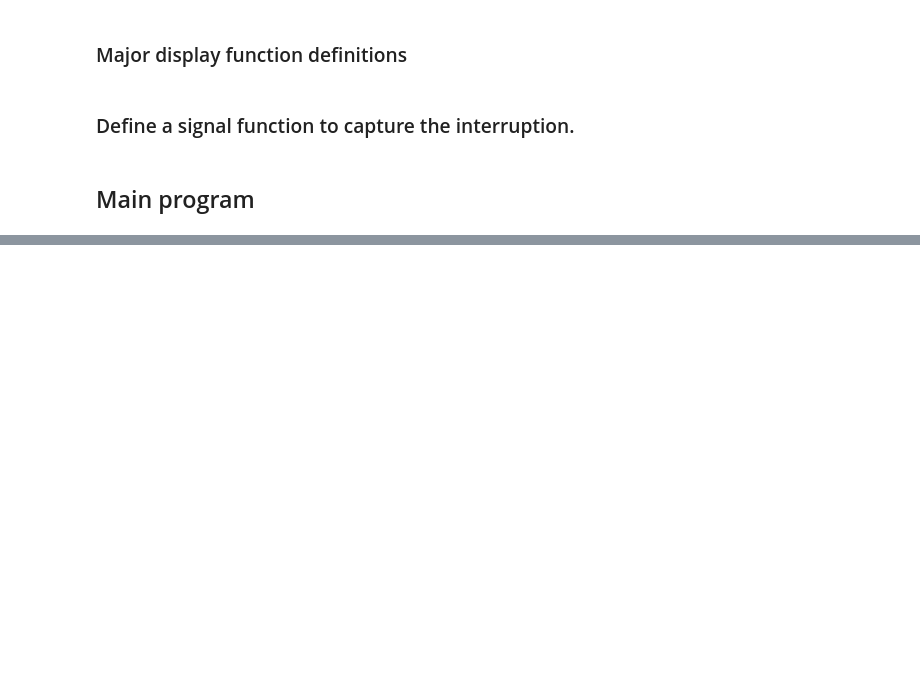
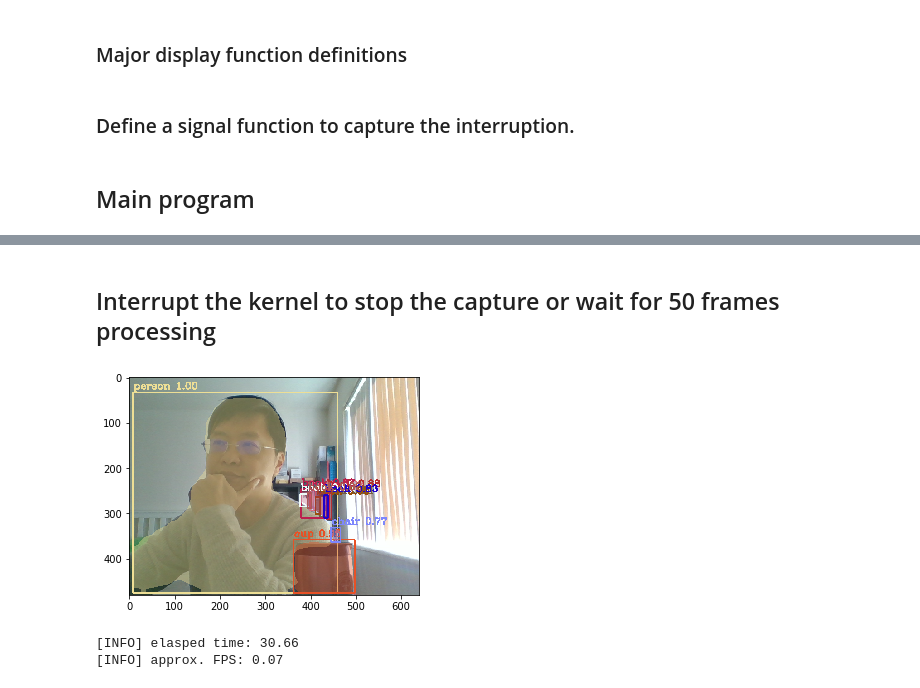
Before and after one commit to Cheng-Lin-Li/MachineLearning, a Jupyter notebook: Competition/ObjectDetectionSegmentation/Video-Demo-Mask_RCNN.ipynb, the cells around one changed output, grey strips where cells are left out. Drawn from its saved outputs; the diff is of its cells as text; code cells hidden in the pictures; blank space fills up the shorter version.

```diff
--- a/Competition/ObjectDetectionSegmentation/Video-Demo-Mask_RCNN.ipynb
+++ b/Competition/ObjectDetectionSegmentation/Video-Demo-Mask_RCNN.ipynb
@@ -94,17 +98,29 @@ class WebcamVideoStream:
 
     def stop(self):
         # indicate that the thread should be stopped
+        self.stream.release()
         self.stopped = True
 # %% [markdown]
 ### Major display function definitions
 # %%
 def random_colors(N):
-    np.random.seed(1)
+    np.random.seed(70)
     colors = [tuple(255 * np.random.rand(3)) for _ in range(N)]
     return colors
 
+# def random_colors(N, bright=True):
+#     """
+#     Generate random colors.
+#     To get visually distinct colors, generate them in HSV space then
+#     convert to RGB.
+#     """
+#     brightness = 1.0 if bright else 0.7
+#     hsv = [(i / N, 1, brightness) for i in range(N)]
+#     colors = list(map(lambda c: colorsys.hsv_to_rgb(*c), hsv))
+#     random.shuffle(colors)
+#     return colors
 
-def apply_mask(image, mask, color, alpha=0.5):
+def apply_mask(image, mask, color, alpha=0.4):
     """apply mask to image"""
     for n, c in enumerate(color):
         image[:, :, n] = np.where(
@@ -241,0 +210,52 @@ if __name__ == '__main__':
+# %% [markdown]
+## Interrupt the kernel to stop the capture or wait for 50 frames processing
+# %%
+if __name__ == '__main__':
+    class_names, model = get_model()
+
+    # created a *threaded* video stream, allow the camera sensor to warmup,
+    # and start the FPS counter
+    print("[INFO] sampling THREADED frames from webcam...")
+    vs = WebcamVideoStream(src=0).start()
+    fps = FPS().start()
+    frame = vs.read()
+
+    signal.signal(signal.SIGINT, signal_handler)
+    is_interrupted = False
+
+    # loop over 50 frames...this time using the threaded stream
+    while fps._numFrames < 50:
+        # grab the frame from the threaded video stream
+        frame = vs.read()
+        frame = cv2.cvtColor(frame, cv2.COLOR_BGR2RGB)
+        # check to see if the frame should be displayed to our screen
+        results = model.detect([frame], verbose=0)
+        r = results[0]
+        frame = display_instances(
+                frame, r['rois'], r['masks'], r['class_ids'], class_names, r['scores']
+        )
+        # check to see if the frame should be displayed to our screen
+
+        plt.imshow(frame)
+        display.clear_output(wait=True)
+
+        try:    # Avoids a NotImplementedError caused by `plt.pause`
+            plt.pause(0.05) # the pause time
+        except Exception:
+            pass
+        # update the FPS counter
+        fps.update()
+        if is_interrupted:
+            break
+    # stop the timer and display FPS information
+    fps.stop()
+    print("[INFO] elasped time: {:.2f}".format(fps.elapsed()))
+    print("[INFO] approx. FPS: {:.2f}".format(fps.fps()))
+
+    # do a bit of cleanup
+    vs.stop()
+#     cv2.destroyAllWindows()
+# %% [output]
+[figure, added]
+[INFO] elasped time: 30.66
+[INFO] approx. FPS: 0.07
```
Also changed, not shown: parts of 2 cells of this notebook.
